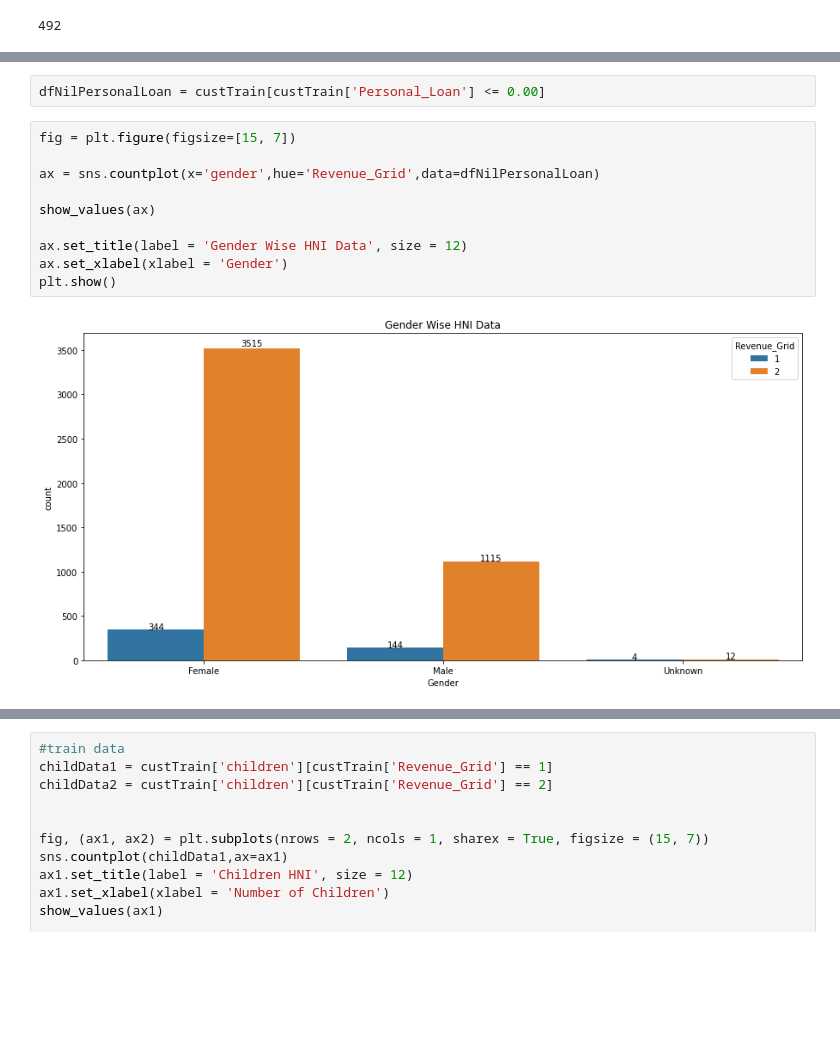
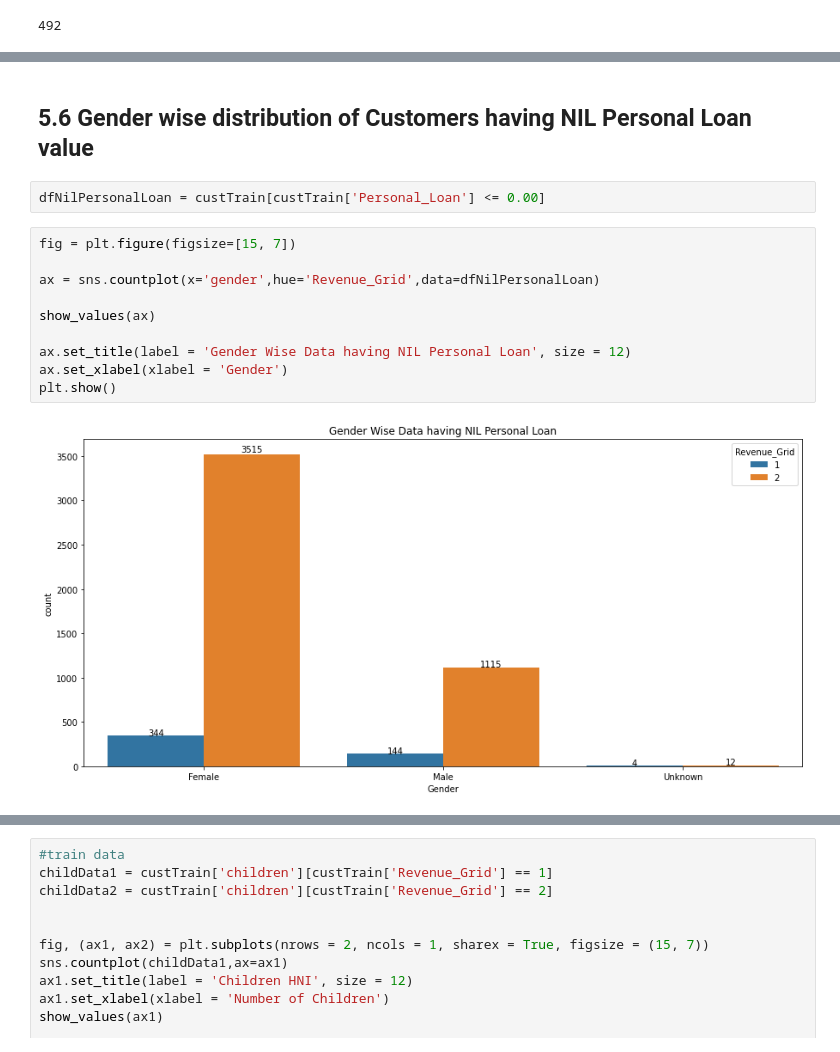
Before and after one commit to pdas544/ML1_Customer_Classification, a Jupyter notebook: CustomerClasssification.ipynb, the cells around one changed output, grey strips where cells are left out. Cells and saved outputs as stored; diff of their text form; blank space fills up the shorter version.

```diff
--- a/CustomerClasssification.ipynb
+++ b/CustomerClasssification.ipynb
@@ -300,14 +296,16 @@ custTrain[(custTrain['Revenue_Grid']==1) & (custTrain['Personal_Loan'] <= 0.00)]
+# %% [markdown]
+## 5.6 Gender wise distribution of Customers having NIL Personal Loan value
 # %%
 dfNilPersonalLoan = custTrain[custTrain['Personal_Loan'] <= 0.00]
 # %%
 fig = plt.figure(figsize=[15, 7])
 
 ax = sns.countplot(x='gender',hue='Revenue_Grid',data=dfNilPersonalLoan)
 
 show_values(ax)
 
-ax.set_title(label = 'Gender Wise HNI Data', size = 12)
+ax.set_title(label = 'Gender Wise Data having NIL Personal Loan', size = 12)
 ax.set_xlabel(xlabel = 'Gender')
 plt.show()
 # %% [output]
-[figure, old version]
+[figure, new version]
```
Also changed, not shown: parts of 33 cells of this notebook.
